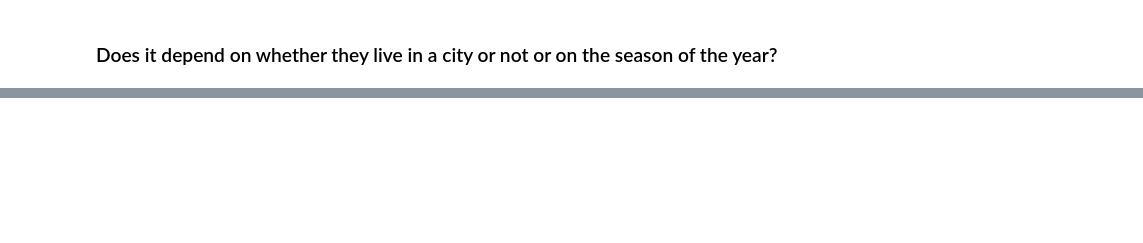
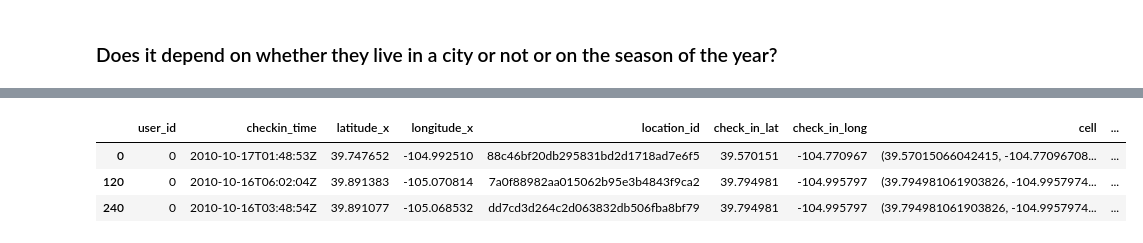
Before and after one commit to epfl-ada/ada-2020-project-milestone-p3-p3_, a Jupyter notebook: Research_question_2.ipynb, the cells around one changed output, grey strips where cells are left out. Saved outputs shown, nothing was run; the diff lists cells and outputs as text; code cells hidden in the pictures; blank space fills up the shorter version.

```diff
--- a/Research_question_2.ipynb
+++ b/Research_question_2.ipynb
@@ -132,0 +138,7 @@ sns.histplot(data = bk_gw_friends, x = 'checkin_time', hue = 'data', multiple="d
+# %%
+bk_checkins_merged.head(3)
+# %% [output]
+|  | user_id | checkin_time | latitude_x | longitude_x | location_id | check_in_lat | check_in_long | cell | ... |
+| 0 | 0 | 2010-10-17T01:48:53Z | 39.747652 | -104.992510 | 88c46bf20db295831bd2d1718ad7e6f5 | 39.570151 | -104.770967 | (39.57015066042415, -104.77096708... | ... |
+| 120 | 0 | 2010-10-16T06:02:04Z | 39.891383 | -105.070814 | 7a0f88982aa015062b95e3b4843f9ca2 | 39.794981 | -104.995797 | (39.794981061903826, -104.9957974... | ... |
+| 240 | 0 | 2010-10-16T03:48:54Z | 39.891077 | -105.068532 | dd7cd3d264c2d063832db506fba8bf79 | 39.794981 | -104.995797 | (39.794981061903826, -104.9957974... | ... |
```
Also changed, not shown: parts of 14 cells of this notebook, 3 other files.
